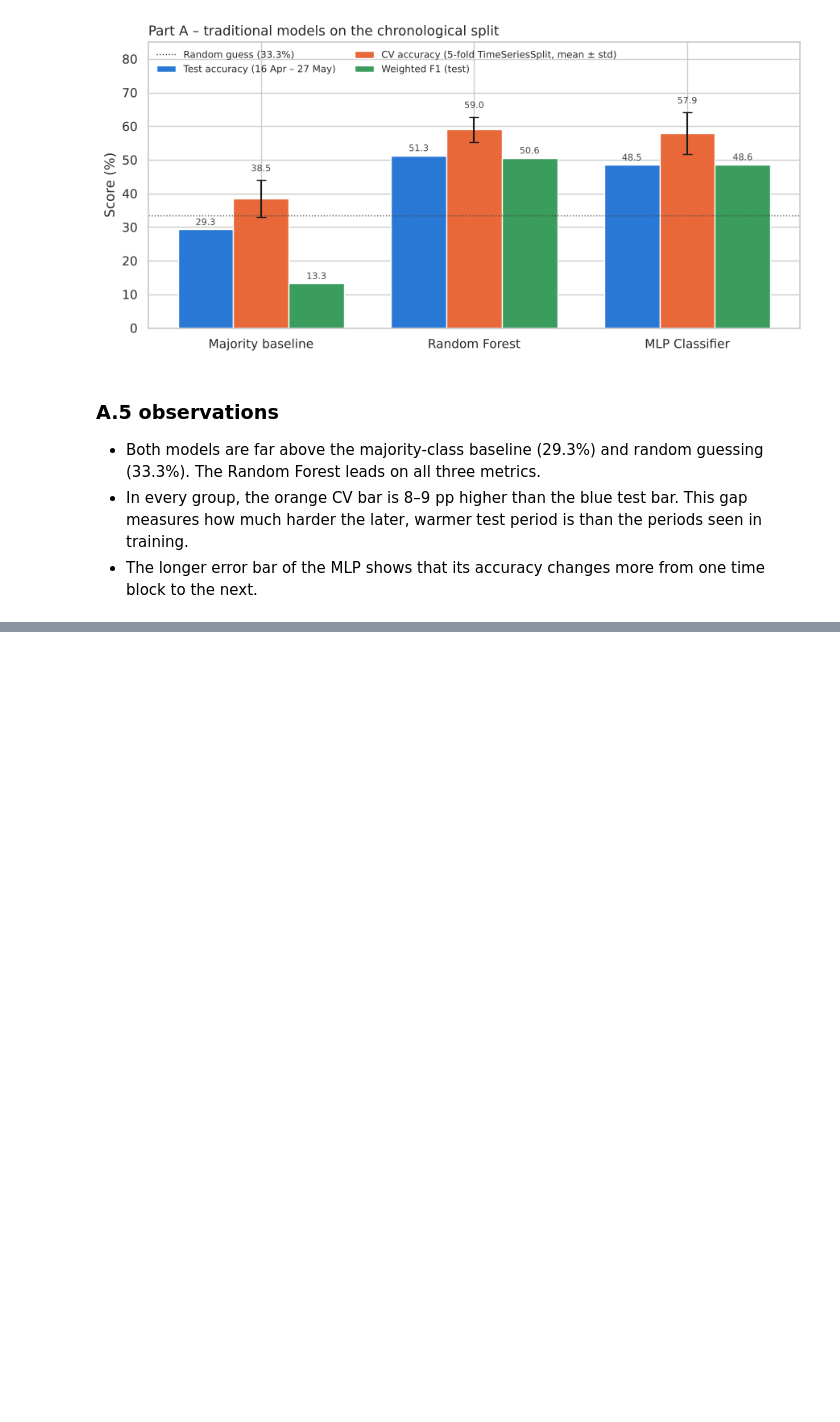
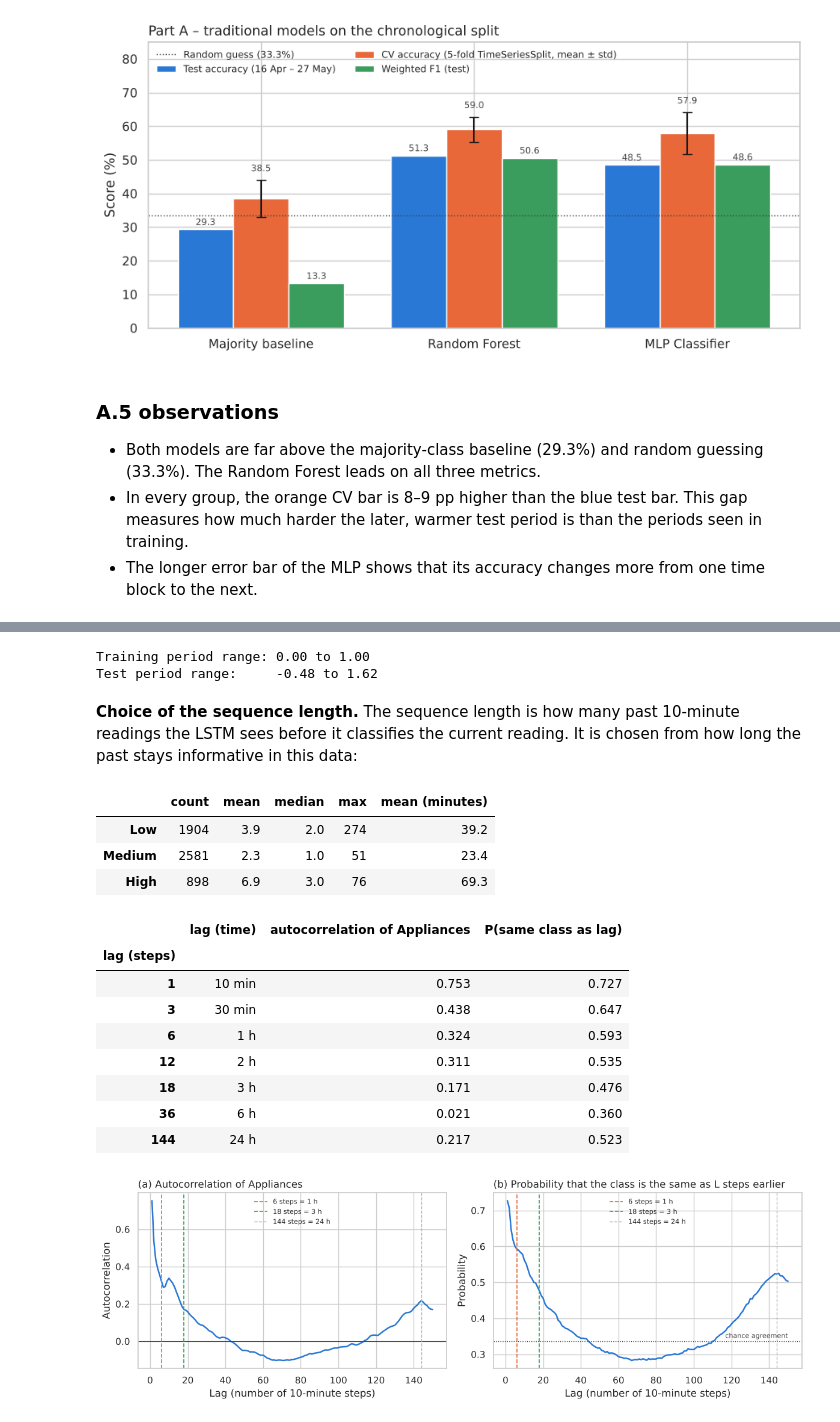
Before and after one commit to phu1009/COS40007---AI-Engineering-, a Jupyter notebook: Portfolio Assessment 3/notebook code/portfolio_assessment_3.ipynb, the cells around one changed output, grey strips where cells are left out. Cells and saved outputs as stored; diff of their text form; code cells hidden in the pictures; blank space fills up the shorter version.

Commit message:
Part B.1: MinMax scaling and LSTM sequence creation (6 and 18 steps)

```diff
--- a/Portfolio Assessment 3/notebook code/portfolio_assessment_3.ipynb
+++ b/Portfolio Assessment 3/notebook code/portfolio_assessment_3.ipynb
@@ -349,0 +355,64 @@ plt.show()
+# %%
+minmax = MinMaxScaler().fit(X_train)
+X_mm = minmax.transform(X).astype("float32")          # whole series, scaled with training-period min/max
+joblib.dump(minmax, MODEL_DIR / "minmax_scaler.pkl")
+print(f"Training period range: {X_mm[:CUT].min():.2f} to {X_mm[:CUT].max():.2f}")
+print(f"Test period range:     {X_mm[CUT:].min():.2f} to {X_mm[CUT:].max():.2f}")
+# %% [output]
+Training period range: 0.00 to 1.00
+Test period range:     -0.48 to 1.62
+# %% [markdown]
+**Choice of the sequence length.** The sequence length is how many past 10-minute readings the LSTM sees before it classifies the current reading. It is chosen from how long the past stays informative in this data:
+# %%
+lags = np.arange(1, 151)
+acf = np.array([df[TARGET].autocorr(l) for l in lags])
+same_class = np.array([(y[l:] == y[:-l]).mean() for l in lags])
+
+# Length of consecutive runs of the same class
+run_id = (df["class"] != df["class"].shift()).cumsum()
+runs = df.groupby(run_id).agg(cls=("class", "first"), length=("class", "size"))
+run_table = runs.groupby("cls")["length"].agg(["count", "mean", "median", "max"])
+run_table.index = CLASS_LABELS
+run_table["mean (minutes)"] = run_table["mean"] * 10
+display(run_table.round(1))
+
+key = [1, 3, 6, 12, 18, 36, 144]
+display(pd.DataFrame({"lag (steps)": key, "lag (time)": ["10 min", "30 min", "1 h", "2 h", "3 h", "6 h", "24 h"],
+                      "autocorrelation of Appliances": acf[np.array(key) - 1].round(3),
+                      "P(same class as lag)": same_class[np.array(key) - 1].round(3)}).set_index("lag (steps)"))
+
+fig, axes = plt.subplots(1, 2, figsize=(12, 4))
+axes[0].plot(lags, acf, color=COLOR_MAIN, linewidth=1.8)
+axes[0].axhline(0, color=COLOR_TEXT, linewidth=0.8)
+axes[1].plot(lags, same_class, color=COLOR_MAIN, linewidth=1.8)
+axes[1].axhline(np.sum((np.bincount(y) / len(y)) ** 2), color=COLOR_TEXT, linestyle=":", linewidth=1)
+axes[1].annotate("chance agreement", xy=(150, np.sum((np.bincount(y) / len(y)) ** 2)), xytext=(0, 4),
+                 textcoords="offset points", ha="right", fontsize=8, color=COLOR_TEXT)
+for ax in axes:
+    for L, c in [(6, COLOR_SECOND), (18, COLOR_THIRD)]:
+        ax.axvline(L, color=c, linestyle="--", linewidth=1.2, label=f"{L} steps = {L * 10 // 60} h")
+    ax.axvline(144, color=COLOR_GREY, linestyle="--", linewidth=1, label="144 steps = 24 h")
+    ax.set_xlabel("Lag (number of 10-minute steps)")
+    ax.legend(frameon=False, fontsize=8)
+axes[0].set_title("(a) Autocorrelation of Appliances", loc="left")
+axes[0].set_ylabel("Autocorrelation")
+axes[1].set_title("(b) Probability that the class is the same as L steps earlier", loc="left")
+axes[1].set_ylabel("Probability")
+fig.tight_layout()
+save_fig(fig, "pa3_B1_sequence_length")
+plt.show()
+# %% [output]
+|  | count | mean | median | max | mean (minutes) |
+| Low | 1904 | 3.9 | 2.0 | 274 | 39.2 |
+| Medium | 2581 | 2.3 | 1.0 | 51 | 23.4 |
+| High | 898 | 6.9 | 3.0 | 76 | 69.3 |
+|  | lag (time) | autocorrelation of Appliances | P(same class as lag) |
+| lag (steps) |  |  |  |
+| 1 | 10 min | 0.753 | 0.727 |
+| 3 | 30 min | 0.438 | 0.647 |
+| 6 | 1 h | 0.324 | 0.593 |
+| 12 | 2 h | 0.311 | 0.535 |
+| 18 | 3 h | 0.171 | 0.476 |
+| 36 | 6 h | 0.021 | 0.360 |
+| 144 | 24 h | 0.217 | 0.523 |
+[figure, added]
```
Also changed, not shown: parts of 4 cells of this notebook, 2 other files.
